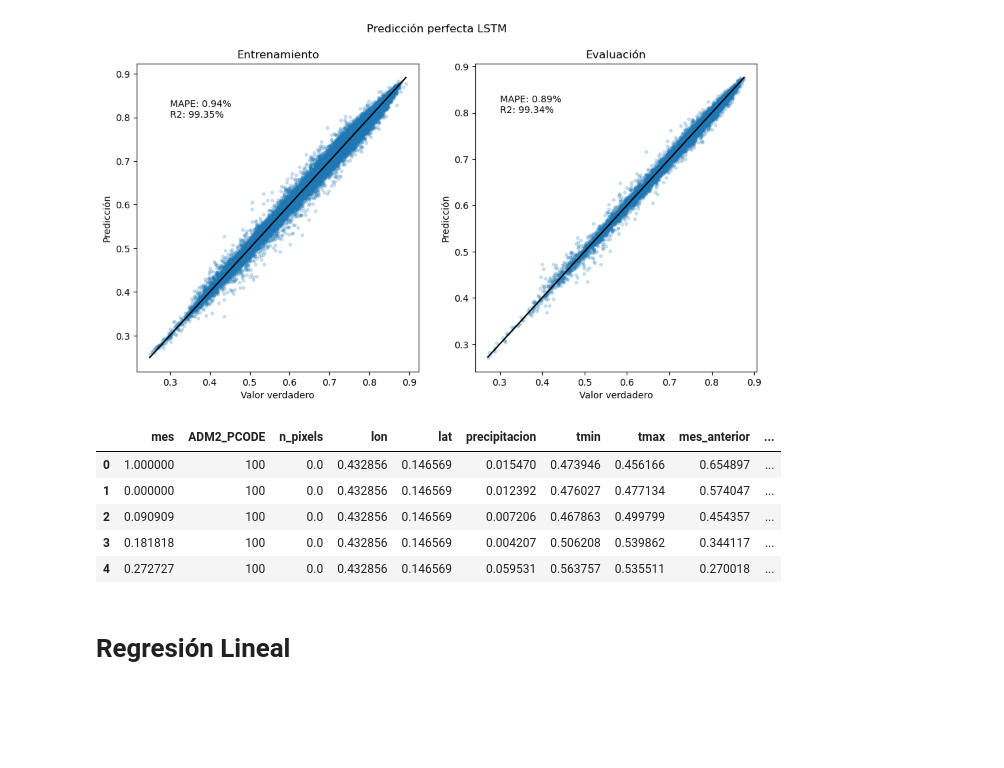
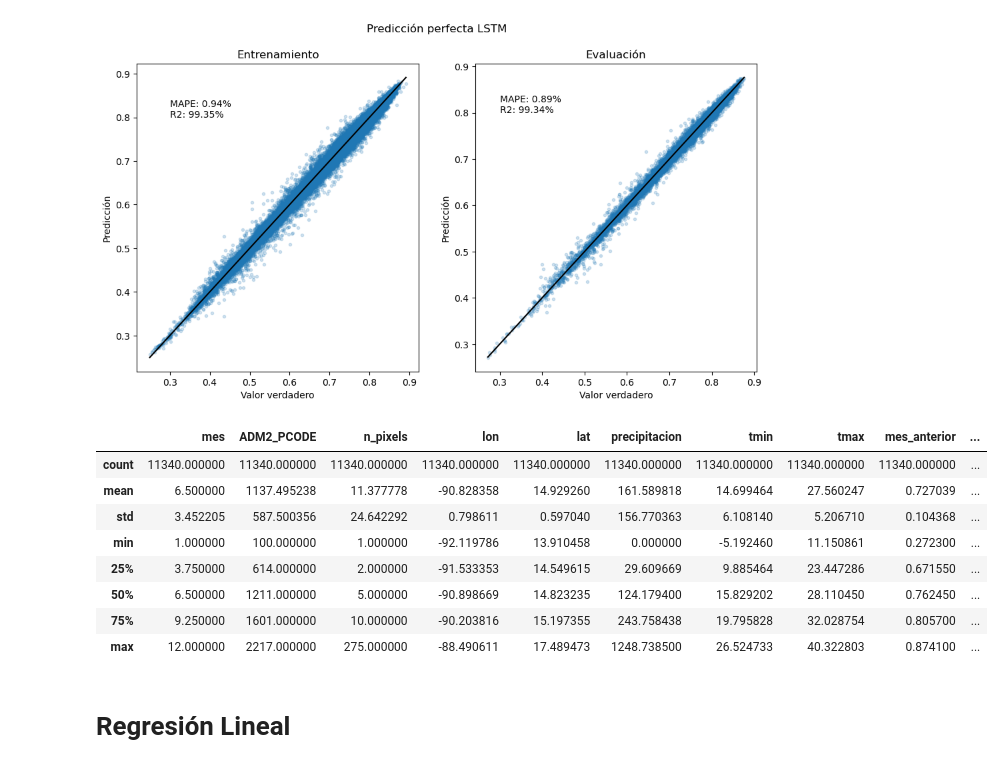
Before and after one commit to ManuelAlejandroMartinezFlores/ProyectoMineria, a Jupyter notebook: modelos.ipynb, the cells around one changed output. Saved outputs shown, nothing was run; the diff lists cells and outputs as text; code cells hidden in the pictures; blank space fills up the shorter version.

Commit message:
Resultados y mapas

```diff
--- a/modelos.ipynb
+++ b/modelos.ipynb
@@ -254,19 +278,21 @@ plt.suptitle("Predicción perfecta LSTM")
 Text(0.5, 0.98, 'Predicción perfecta LSTM')
 [figure]
 # %%
-results_lstm = pd.DataFrame(X_test[:, -1, :], columns=[c for c in Xtest.columns])
-results_lstm.ADM2_PCODE = results_lstm.ADM2_PCODE * 175 + 100
-results_lstm.ADM2_PCODE = results_lstm.ADM2_PCODE.astype(np.int8)
+results_lstm = pd.DataFrame(sc.inverse_transform(X_test[:, -1, :]), columns=[c for c in Xtest.columns])
+results_lstm.ADM2_PCODE = results_lstm.ADM2_PCODE.map(lambda x: int(x))
 results_lstm["vim"] = ytrue_test
 results_lstm["pred"] = ypred_test
-results_lstm.head()
+results_lstm.describe()
 # %% [output]
 |  | mes | ADM2_PCODE | n_pixels | lon | lat | precipitacion | tmin | tmax | mes_anterior | ... |
-| 0 | 1.000000 | 100 | 0.0 | 0.432856 | 0.146569 | 0.015470 | 0.473946 | 0.456166 | 0.654897 | ... |
-| 1 | 0.000000 | 100 | 0.0 | 0.432856 | 0.146569 | 0.012392 | 0.476027 | 0.477134 | 0.574047 | ... |
-| 2 | 0.090909 | 100 | 0.0 | 0.432856 | 0.146569 | 0.007206 | 0.467863 | 0.499799 | 0.454357 | ... |
-| 3 | 0.181818 | 100 | 0.0 | 0.432856 | 0.146569 | 0.004207 | 0.506208 | 0.539862 | 0.344117 | ... |
-| 4 | 0.272727 | 100 | 0.0 | 0.432856 | 0.146569 | 0.059531 | 0.563757 | 0.535511 | 0.270018 | ... |
+| count | 11340.000000 | 11340.000000 | 11340.000000 | 11340.000000 | 11340.000000 | 11340.000000 | 11340.000000 | 11340.000000 | 11340.000000 | ... |
+| mean | 6.500000 | 1137.495238 | 11.377778 | -90.828358 | 14.929260 | 161.589818 | 14.699464 | 27.560247 | 0.727039 | ... |
+| std | 3.452205 | 587.500356 | 24.642292 | 0.798611 | 0.597040 | 156.770363 | 6.108140 | 5.206710 | 0.104368 | ... |
+| min | 1.000000 | 100.000000 | 1.000000 | -92.119786 | 13.910458 | 0.000000 | -5.192460 | 11.150861 | 0.272300 | ... |
+| 25% | 3.750000 | 614.000000 | 2.000000 | -91.533353 | 14.549615 | 29.609669 | 9.885464 | 23.447286 | 0.671550 | ... |
+| 50% | 6.500000 | 1211.000000 | 5.000000 | -90.898669 | 14.823235 | 124.179400 | 15.829202 | 28.110450 | 0.762450 | ... |
+| 75% | 9.250000 | 1601.000000 | 10.000000 | -90.203816 | 15.197355 | 243.758438 | 19.795828 | 32.028754 | 0.805700 | ... |
+| max | 12.000000 | 2217.000000 | 275.000000 | -88.490611 | 17.489473 | 1248.738500 | 26.524733 | 40.322803 | 0.874100 | ... |
 # %%
 results_lstm.to_csv("results_lstm.csv", index=False)
 # %% [markdown]
```
Also changed, not shown: parts of 6 cells of this notebook, 3 other files.
